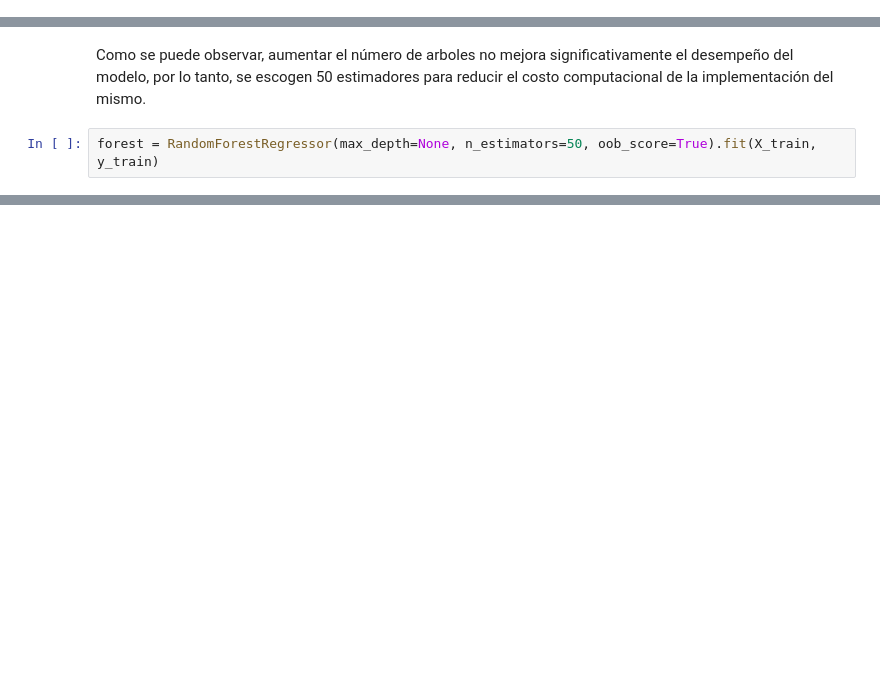
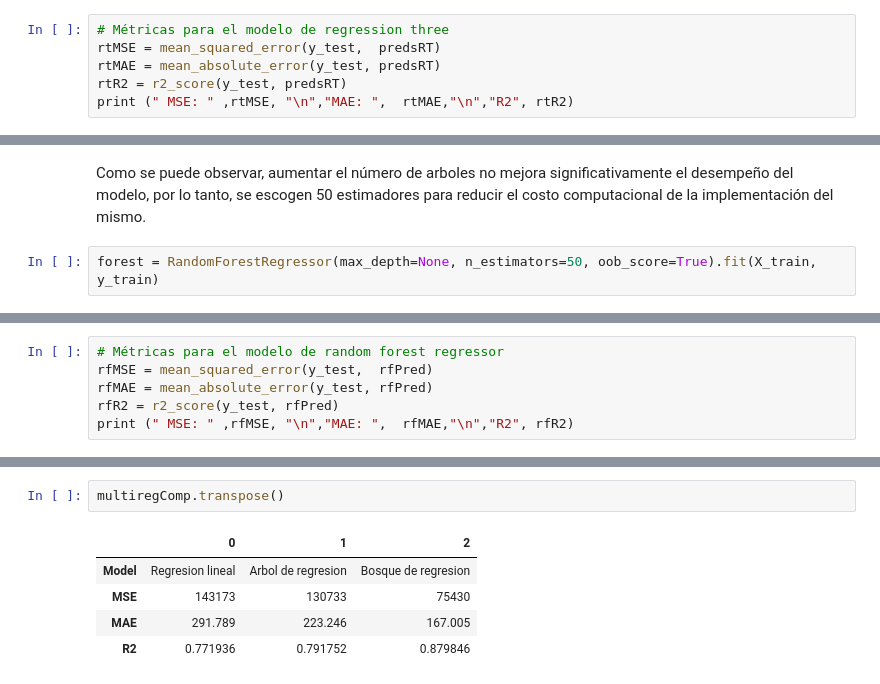
Before and after one commit to jmmendozae/DS_Projects_MM, a Jupyter notebook: Cantidad de operaciones_test.ipynb, the cells around one changed output, grey strips where cells are left out. Cells and saved outputs as stored; diff of their text form; blank space fills up the shorter version.

```diff
--- a/Cantidad de operaciones_test.ipynb
+++ b/Cantidad de operaciones_test.ipynb
@@ -583,0 +534,6 @@ mean_squared_error(y_test,  regtree.predict(X_test))
+# %%
+# Métricas para el modelo de regression three
+rtMSE = mean_squared_error(y_test,  predsRT)
+rtMAE = mean_absolute_error(y_test, predsRT)
+rtR2 = r2_score(y_test, predsRT)
+print (" MSE: " ,rtMSE, "\n","MAE: ",  rtMAE,"\n","R2", rtR2)
@@ -675,0 +587,6 @@ dataNew[["Cantidad_operaciones", "predsLM", "predsDT","rfPred"]].head(40)
+# %%
+# Métricas para el modelo de random forest regressor
+rfMSE = mean_squared_error(y_test,  rfPred)
+rfMAE = mean_absolute_error(y_test, rfPred)
+rfR2 = r2_score(y_test, rfPred)
+print (" MSE: " ,rfMSE, "\n","MAE: ",  rfMAE,"\n","R2", rfR2)
@@ -679,0 +630,8 @@ multiclassComp = pd.DataFrame({
+# %%
+multiregComp.transpose()
+# %% [output]
+|  | 0 | 1 | 2 |
+| Model | Regresion lineal | Arbol de regresion | Bosque de regresion |
+| MSE | 143173 | 130733 | 75430 |
+| MAE | 291.789 | 223.246 | 167.005 |
+| R2 | 0.771936 | 0.791752 | 0.879846 |
```
Also changed, not shown: parts of 30 cells of this notebook, 1 other file.
